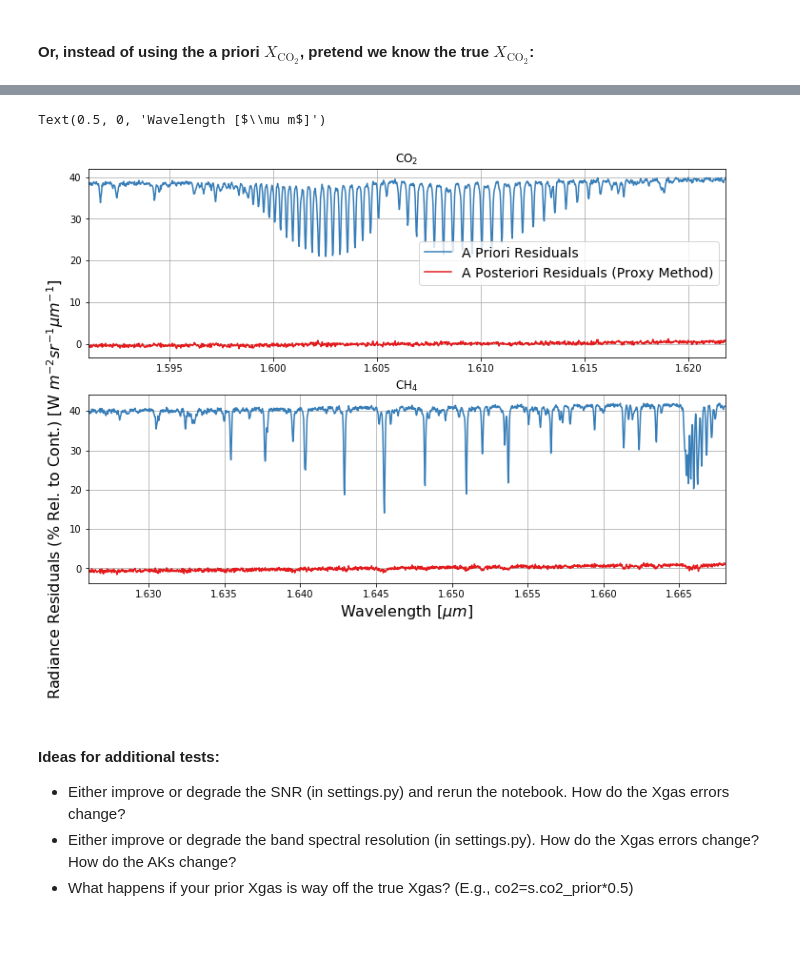
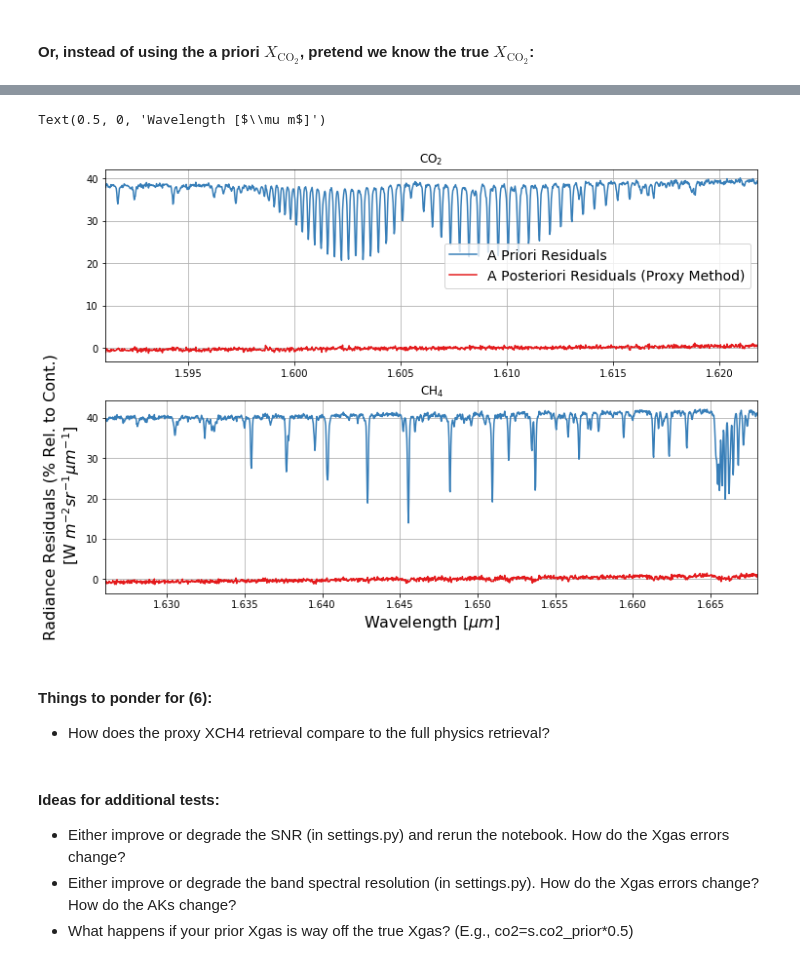
Before and after one commit to AgilentGCMS/ssim-ghg-2024, a Jupyter notebook: retrieval/toy_retrieval.ipynb, the cells around one changed output, grey strips where cells are left out. Drawn from its saved outputs; the diff is of its cells as text; code cells hidden in the pictures; blank space fills up the shorter version.

```diff
--- a/retrieval/toy_retrieval.ipynb
+++ b/retrieval/toy_retrieval.ipynb
@@ -795,21 +795,24 @@ Proxy XCH4 (error using true XCO2) = -12.17660 ppb
 # %%
 fig, ax = plt.subplots(2, 1, figsize=(12,8))
 ax[0].plot(model_prior_proxy_co2.band_wl[0], (model_prior_proxy_co2.R_band[0] - model_true_proxy_co2.R_band[1])/(model_true_proxy_co2.R_band[1].max())*100.,label="A Priori Residuals",c='#377eb8')
 ax[0].plot(model_prior_proxy_co2.band_wl[0], (model_ret_proxy_co2.R_band[0] - model_true_proxy_co2.R_band[1])/(model_true_proxy_co2.R_band[1].max())*100.,label="A Posteriori Residuals (Proxy Method)",c='#e41a1c')
 ax[0].set_title("CO"+r'$_2$')
 ax[0].set_xlim(min(model_prior_proxy_co2.band_wl[0]),max(model_prior_proxy_co2.band_wl[0]))
 ax[0].grid(True)
 ax[0].legend(loc="center right",fontsize=14)
 ax[1].plot(model_prior_proxy_ch4.band_wl[0], (model_prior_proxy_ch4.R_band[0] - model_true_proxy_ch4.R_band[2])/(model_true_proxy_ch4.R_band[2].max())*100.,c='#377eb8')
 ax[1].plot(model_prior_proxy_ch4.band_wl[0], (model_ret_proxy_ch4.R_band[0] - model_true_proxy_ch4.R_band[2])/(model_true_proxy_ch4.R_band[2].max())*100.,c='#e41a1c')
 ax[1].set_xlim(min(model_prior_proxy_ch4.band_wl[0]),max(model_prior_proxy_ch4.band_wl[0]))
-ax[1].set_ylabel('Radiance Residuals (% Rel. to Cont.) [W '+r'$m^{-2}$'+r'$ sr^{-1}$'+r'$\mu m^{-1}$'+']',size=16)
+ax[1].set_ylabel('Radiance Residuals (% Rel. to Cont.)\n [W '+r'$m^{-2}$'+r'$ sr^{-1}$'+r'$\mu m^{-1}$'+']',size=16)
 ax[1].set_title("CH"+r'$_4$')
 ax[1].grid(True)
 ax[1].set_xlabel('Wavelength ['+r'$\mu m$'+']',size=16)
 # %% [output]
 Text(0.5, 0, 'Wavelength [$\\mu m$]')
-[figure, old version]
+[figure, new version]
+# %% [markdown]
+#### Things to ponder for (6):
+*   How does the proxy XCH4 retrieval compare to the full physics retrieval?
 # %% [markdown]
 #### Ideas for additional tests:
 *   Either improve or degrade the SNR (in settings.py) and rerun the notebook. How do the Xgas errors change?
```
Also changed, not shown: parts of 17 cells of this notebook.
